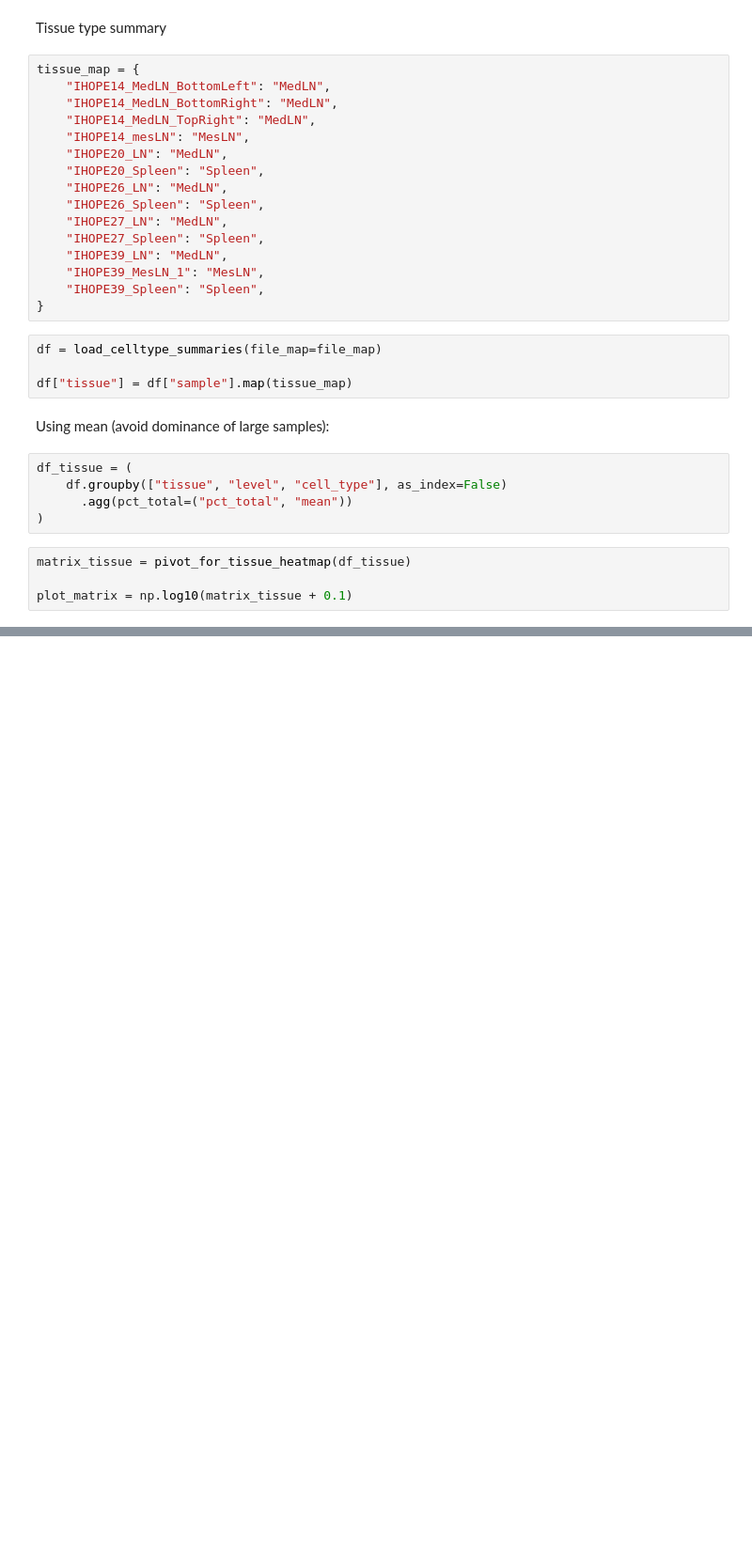
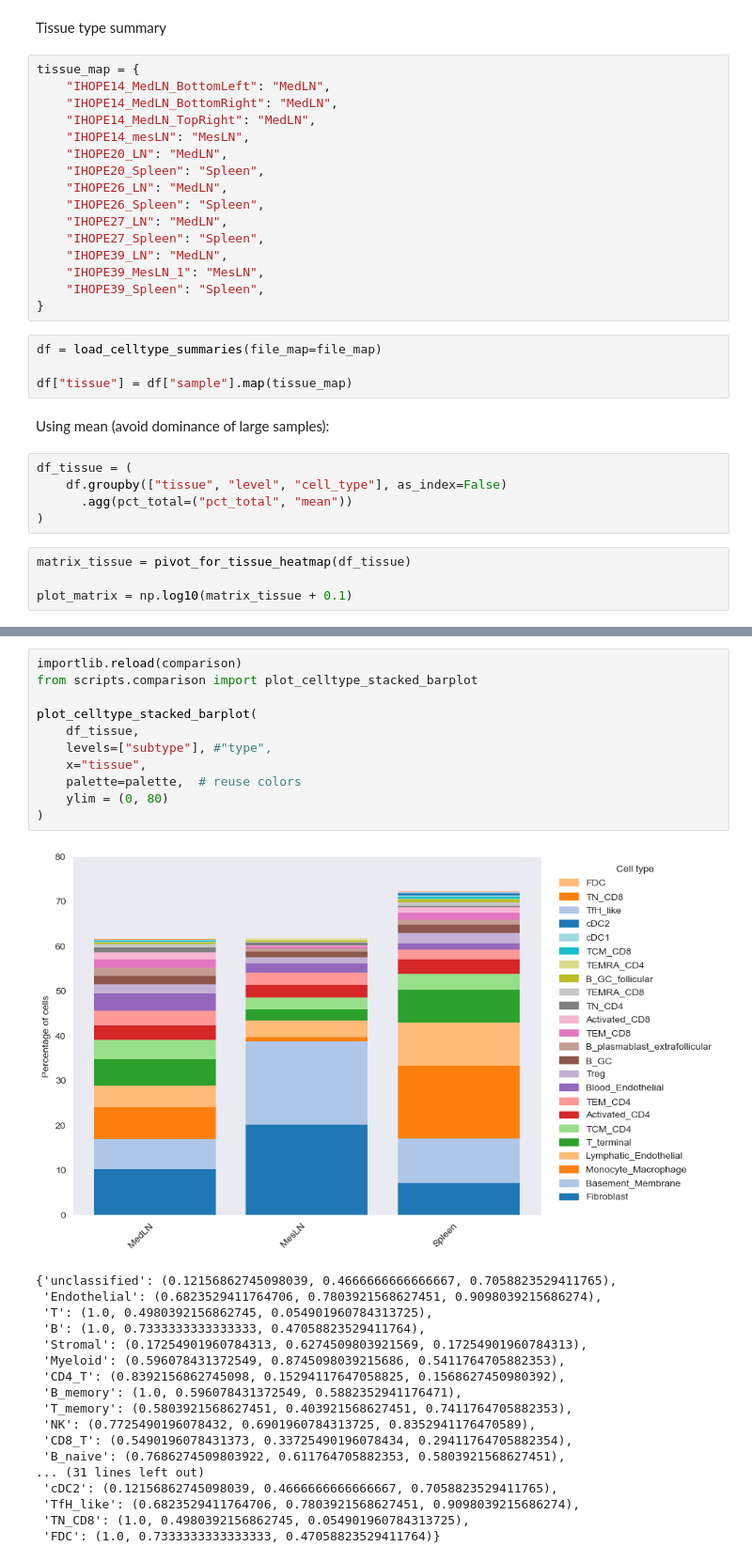
Before and after one commit to EmmyRamsesBerg/IHOPE_SpatialProteomics, a Jupyter notebook: notebooks/Sample_comparison_IHOPE.ipynb, the cells around one changed output, grey strips where cells are left out. Shown at 94% size. Cells and saved outputs as stored; diff of their text form; blank space fills up the shorter version.

```diff
--- a/notebooks/Sample_comparison_IHOPE.ipynb
+++ b/notebooks/Sample_comparison_IHOPE.ipynb
@@ -118,0 +212,30 @@ plot_celltype_heatmap(
+# %%
+importlib.reload(comparison)
+from scripts.comparison import plot_celltype_stacked_barplot
+
+plot_celltype_stacked_barplot(
+    df_tissue,
+    levels=["subtype"], #"type",
+    x="tissue",
+    palette=palette,  # reuse colors
+    ylim = (0, 80)
+)
+# %% [output]
+[figure, added]
+{'unclassified': (0.12156862745098039, 0.4666666666666667, 0.7058823529411765),
+ 'Endothelial': (0.6823529411764706, 0.7803921568627451, 0.9098039215686274),
+ 'T': (1.0, 0.4980392156862745, 0.054901960784313725),
+ 'B': (1.0, 0.7333333333333333, 0.47058823529411764),
+ 'Stromal': (0.17254901960784313, 0.6274509803921569, 0.17254901960784313),
+ 'Myeloid': (0.596078431372549, 0.8745098039215686, 0.5411764705882353),
+ 'CD4_T': (0.8392156862745098, 0.15294117647058825, 0.1568627450980392),
+ 'B_memory': (1.0, 0.596078431372549, 0.5882352941176471),
+ 'T_memory': (0.5803921568627451, 0.403921568627451, 0.7411764705882353),
+ 'NK': (0.7725490196078432, 0.6901960784313725, 0.8352941176470589),
+ 'CD8_T': (0.5490196078431373, 0.33725490196078434, 0.29411764705882354),
+ 'B_naive': (0.7686274509803922, 0.611764705882353, 0.5803921568627451),
+... (31 lines left out)
+ 'cDC2': (0.12156862745098039, 0.4666666666666667, 0.7058823529411765),
+ 'TfH_like': (0.6823529411764706, 0.7803921568627451, 0.9098039215686274),
+ 'TN_CD8': (1.0, 0.4980392156862745, 0.054901960784313725),
+ 'FDC': (1.0, 0.7333333333333333, 0.47058823529411764)}
```
Also changed, not shown: parts of 18 cells of this notebook, 1 other file.
